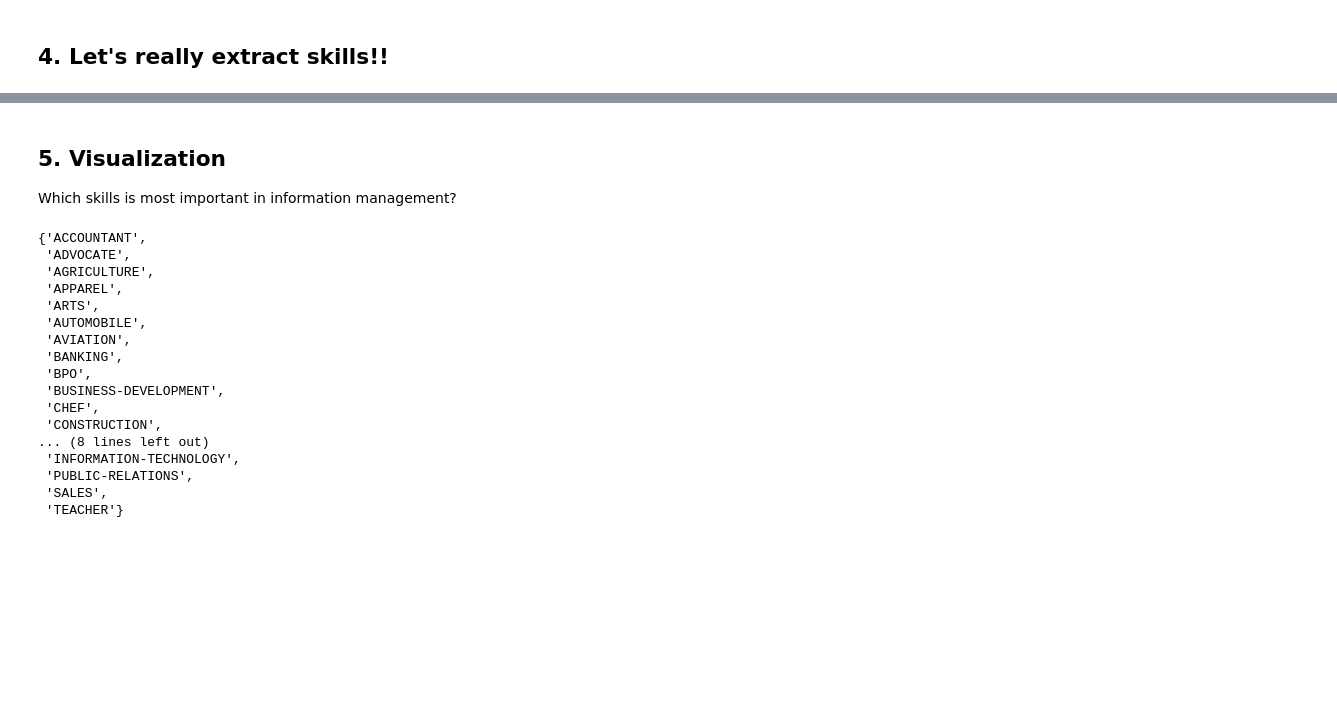
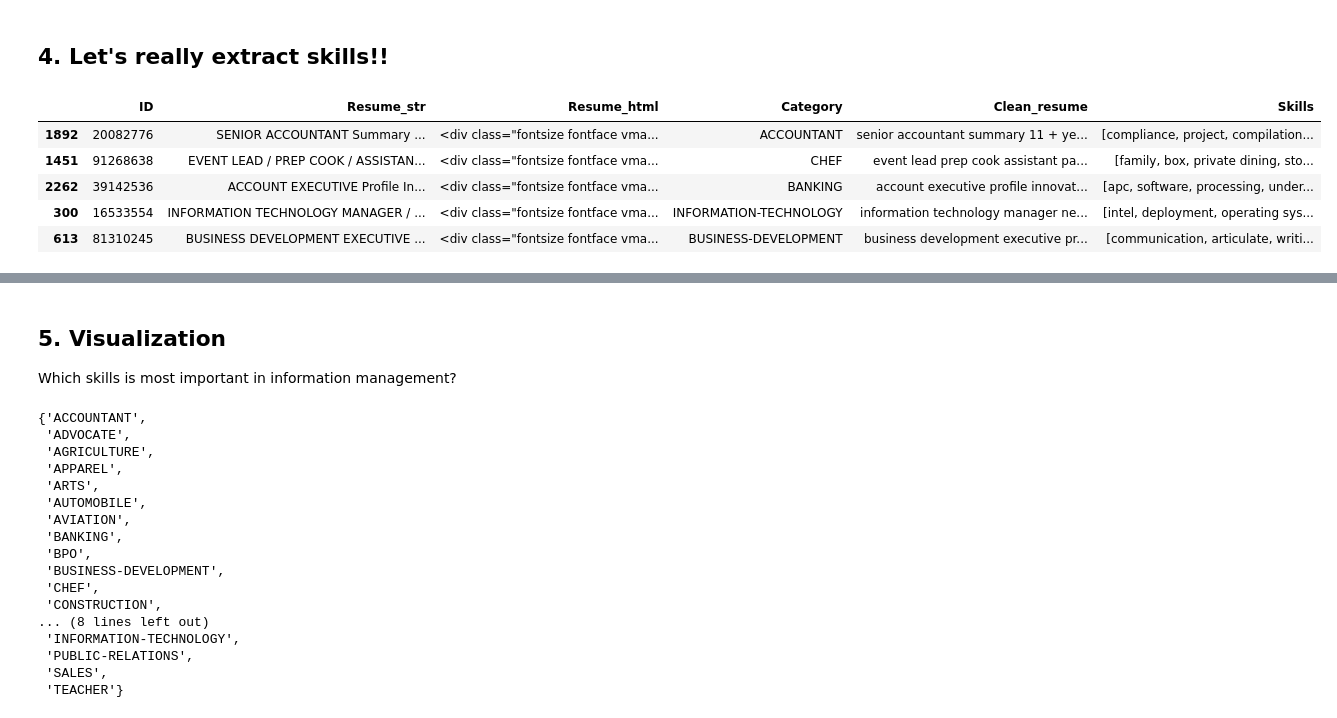
Before and after one commit to WutYee-Aung/NLP-2024-A4, a Jupyter notebook: A4.ipynb, the cells around one changed output, grey strips where cells are left out. Cells and saved outputs as stored; diff of their text form; code cells hidden in the pictures; blank space fills up the shorter version.

```diff
--- a/A4.ipynb
+++ b/A4.ipynb
@@ -161,6 +186,15 @@ def unique_skills(x):
 # %%
 df_resume['Skills'] = df_resume.Clean_resume.apply(get_skills)
 df_resume['Skills'] = df_resume.Skills.apply(unique_skills)
+# %%
+df_resume.head()
+# %% [output]
+|  | ID | Resume_str | Resume_html | Category | Clean_resume | Skills |
+| 1892 | 20082776 | SENIOR ACCOUNTANT Summary ... | <div class="fontsize fontface vma... | ACCOUNTANT | senior accountant summary 11 + ye... | [compliance, project, compilation... |
+| 1451 | 91268638 | EVENT LEAD / PREP COOK / ASSISTAN... | <div class="fontsize fontface vma... | CHEF | event lead prep cook assistant pa... | [family, box, private dining, sto... |
+| 2262 | 39142536 | ACCOUNT EXECUTIVE Profile In... | <div class="fontsize fontface vma... | BANKING | account executive profile innovat... | [apc, software, processing, under... |
+| 300 | 16533554 | INFORMATION TECHNOLOGY MANAGER / ... | <div class="fontsize fontface vma... | INFORMATION-TECHNOLOGY | information technology manager ne... | [intel, deployment, operating sys... |
+| 613 | 81310245 | BUSINESS DEVELOPMENT EXECUTIVE ... | <div class="fontsize fontface vma... | BUSINESS-DEVELOPMENT | business development executive pr... | [communication, articulate, writi... |
 # %%
 df_resume.Skills.iloc[0]
 # %% [output]
```
Also changed, not shown: parts of 18 cells of this notebook, 10 other files.
